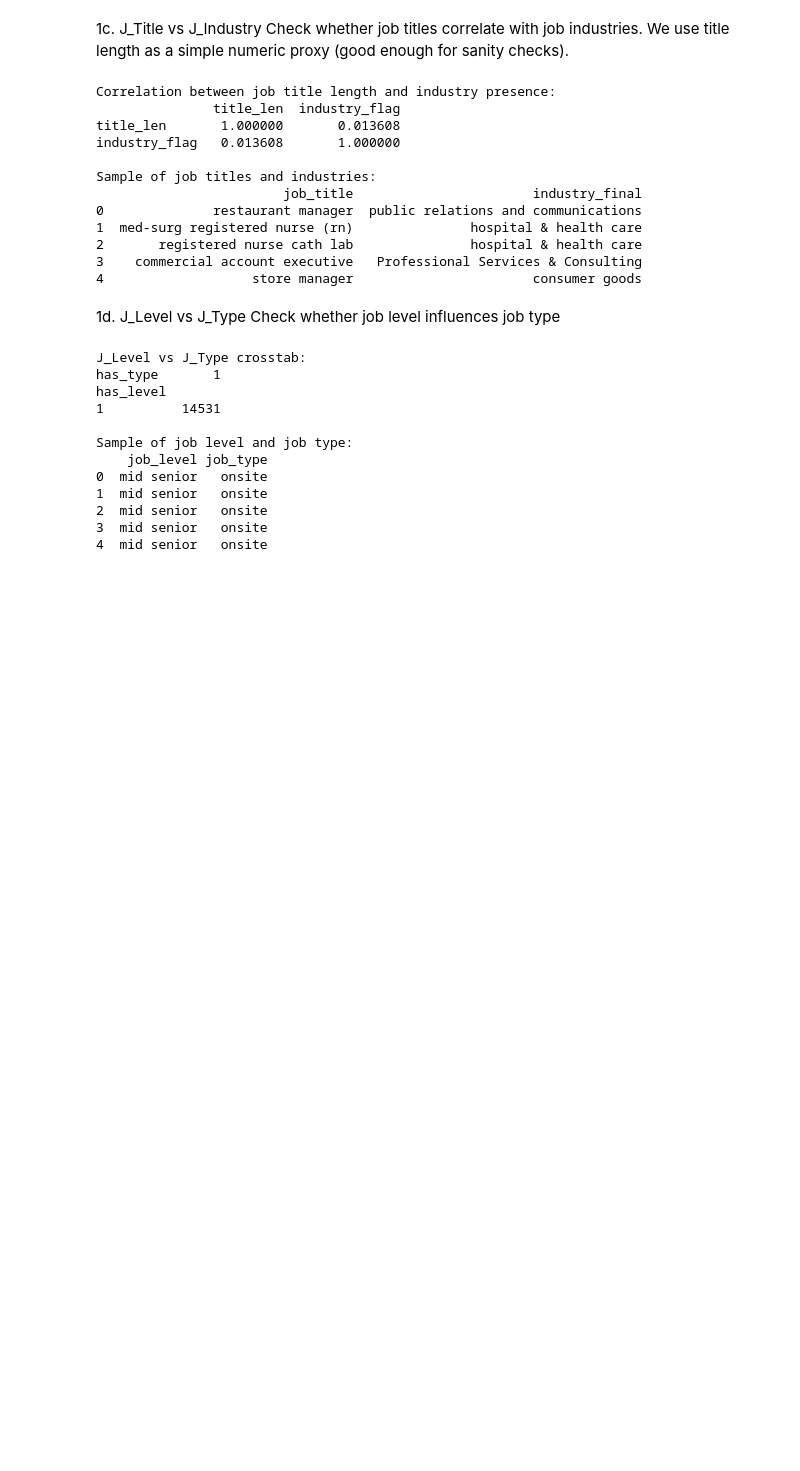
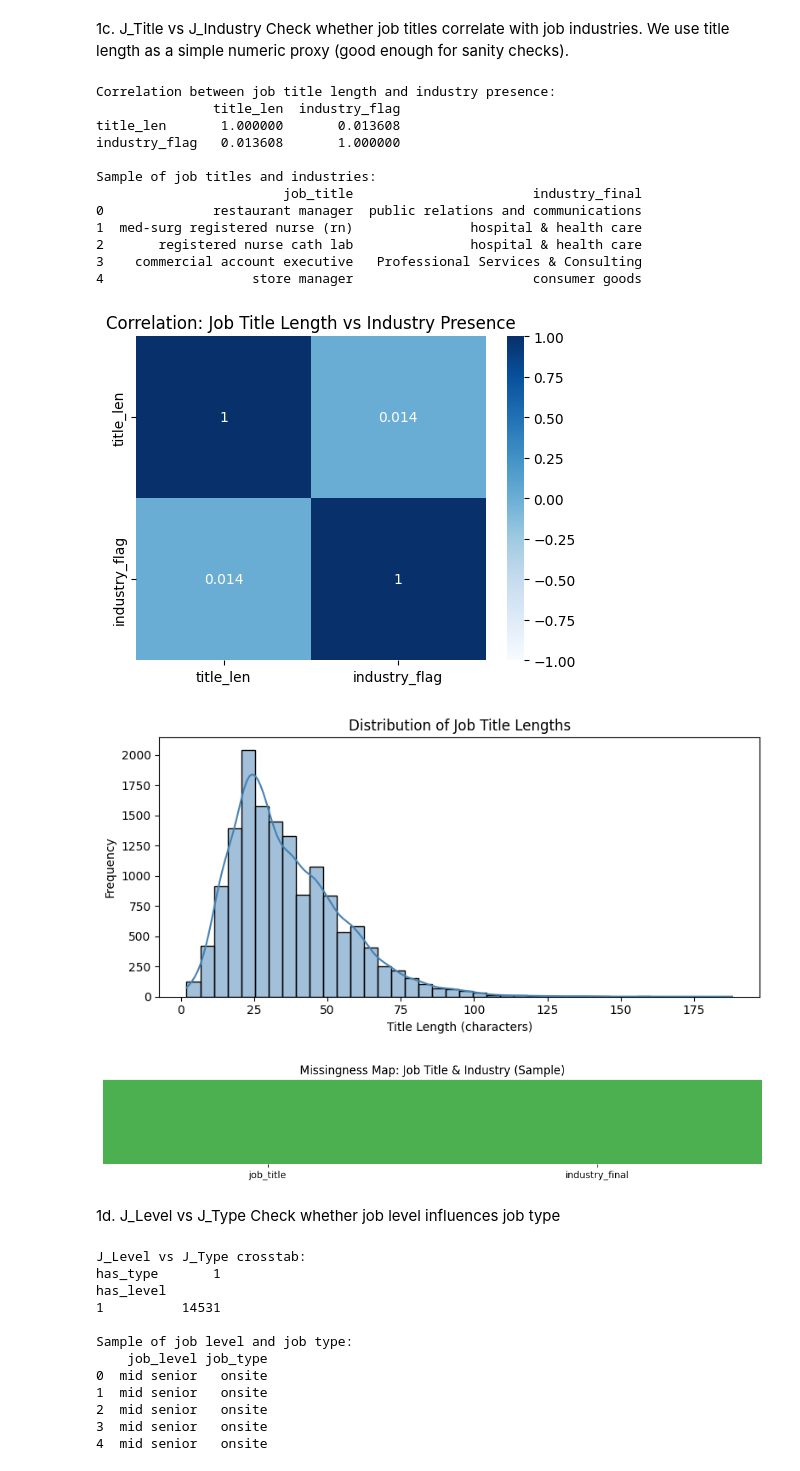
Before and after one commit to ShameerSheikh/MS_Master_Thesis_ShameerSheik, a Jupyter notebook: Shameer_AIML_MSc_Thesis_Implementation.ipynb, the cells around one changed output. Cells and saved outputs as stored; diff of their text form; code cells hidden in the pictures; blank space fills up the shorter version.

```diff
--- a/Shameer_AIML_MSc_Thesis_Implementation.ipynb
+++ b/Shameer_AIML_MSc_Thesis_Implementation.ipynb
@@ -2217,6 +2283,53 @@ Sample of job titles and industries:
 2       registered nurse cath lab               hospital & health care
 3    commercial account executive   Professional Services & Consulting
 4                   store manager                       consumer goods
+# %%
+import pandas as pd
+import seaborn as sns
+import matplotlib.pyplot as plt
+
+# Proxy: length of job title text
+jobs["title_len"] = jobs["job_title"].fillna("").str.len()
+jobs["industry_flag"] = (jobs["industry_final"] != "Unknown").astype(int)
+
+# --- Correlation matrix ---
+corr_matrix = jobs[["title_len", "industry_flag"]].corr()
+
+# ============================
+# 1. Heatmap for correlation
+# ============================
+plt.figure(figsize=(5,4))
+sns.heatmap(corr_matrix, annot=True, cmap="Blues", vmin=-1, vmax=1)
+plt.title("Correlation: Job Title Length vs Industry Presence")
+plt.tight_layout()
+plt.show()
+
+# ============================
+# 2. Optional: Distribution plot for title length
+# ============================
+plt.figure(figsize=(8,4))
+sns.histplot(jobs["title_len"], bins=40, kde=True, color="steelblue")
+plt.title("Distribution of Job Title Lengths")
+plt.xlabel("Title Length (characters)")
+plt.ylabel("Frequency")
+plt.tight_layout()
+plt.show()
+
+# ============================
+# 3. Optional: Missingness heatmap for sample rows
+# ============================
+sample_df = jobs[["job_title", "industry_final"]].head(10)
+
+plt.figure(figsize=(10,2))
+sns.heatmap(sample_df.isna(), cbar=False, cmap=["#4CAF50", "#F44336"])
+plt.title("Missingness Map: Job Title & Industry (Sample)")
+plt.yticks([])
+plt.tight_layout()
+plt.show()
+# %% [output]
+[figure, added]
+[figure, added]
+[figure, added]
 # %% [markdown]
 1d. J_Level vs J_Type
 Check whether job level influences job type
```
Also changed, not shown: parts of 9 cells of this notebook.
